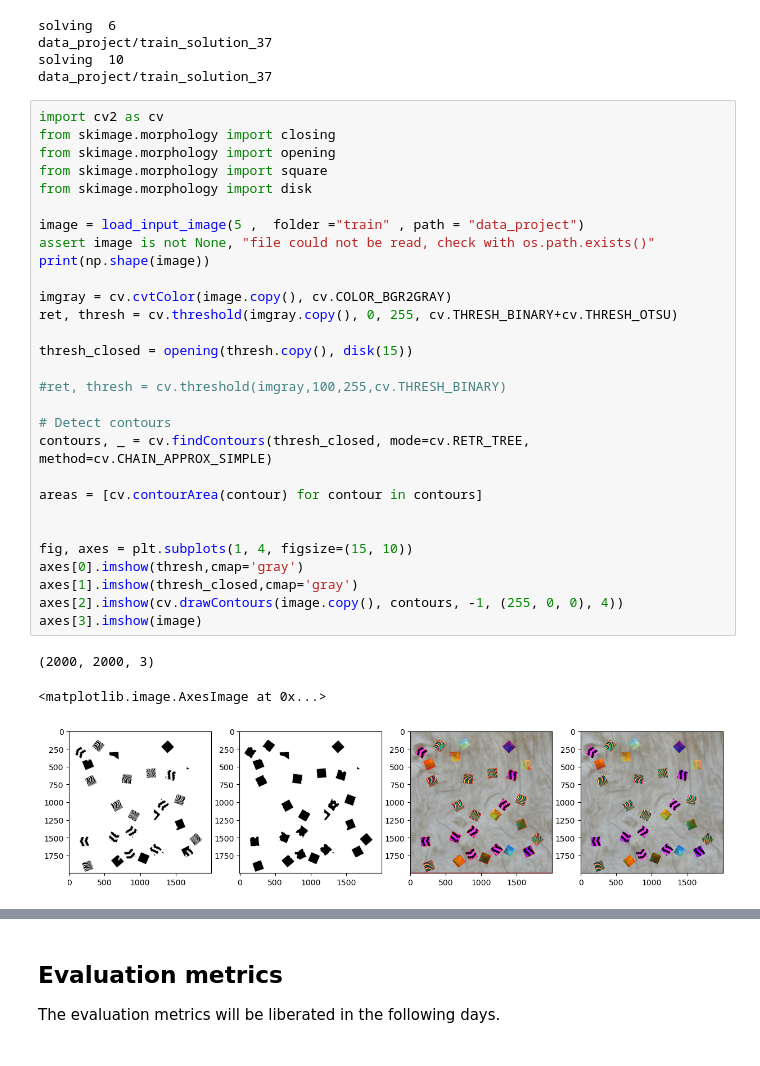
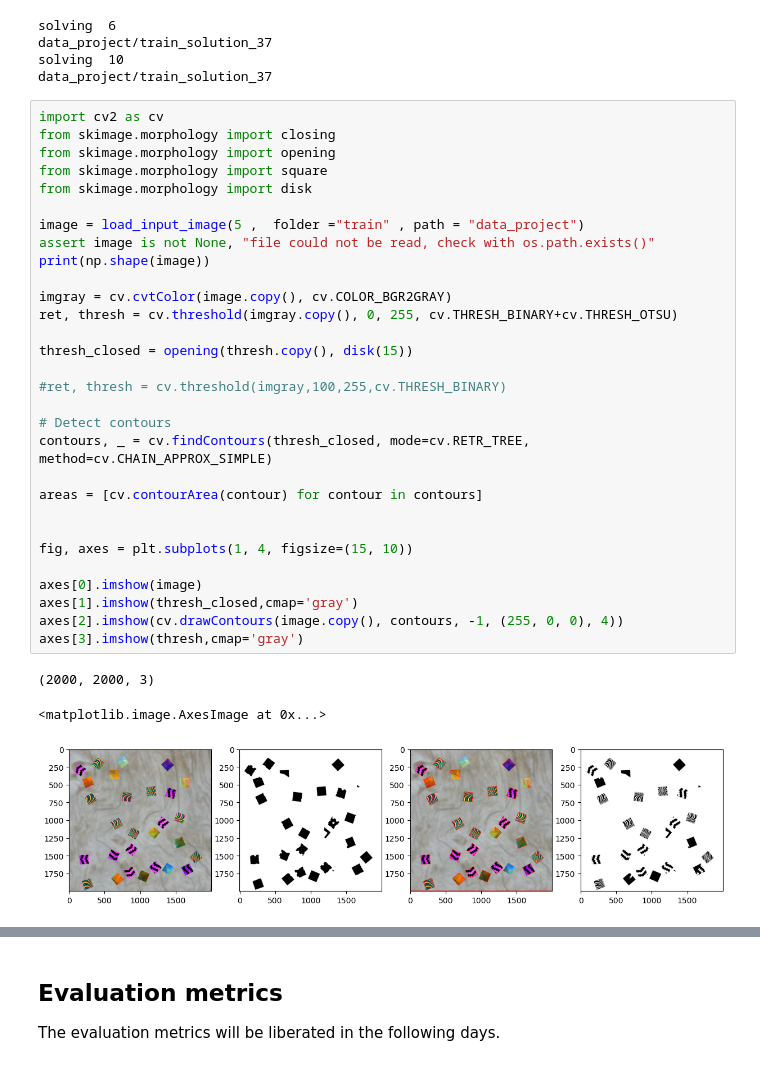
Before and after one commit to sirogosig/EE-451_code, a Jupyter notebook: project/project.ipynb, the cells around one changed output, grey strips where cells are left out. Cells and saved outputs as stored; diff of their text form.

```diff
--- a/project/project.ipynb
+++ b/project/project.ipynb
@@ -253,33 +253,34 @@ data_project/train_solution_37
 # %%
 import cv2 as cv
 from skimage.morphology import closing
 from skimage.morphology import opening
 from skimage.morphology import square
 from skimage.morphology import disk
 
 image = load_input_image(5 ,  folder ="train" , path = "data_project")
 assert image is not None, "file could not be read, check with os.path.exists()"
 print(np.shape(image))
 
 imgray = cv.cvtColor(image.copy(), cv.COLOR_BGR2GRAY)
 ret, thresh = cv.threshold(imgray.copy(), 0, 255, cv.THRESH_BINARY+cv.THRESH_OTSU)
 
 thresh_closed = opening(thresh.copy(), disk(15))
 
 #ret, thresh = cv.threshold(imgray,100,255,cv.THRESH_BINARY)
 
 # Detect contours
 contours, _ = cv.findContours(thresh_closed, mode=cv.RETR_TREE, method=cv.CHAIN_APPROX_SIMPLE)
 
 areas = [cv.contourArea(contour) for contour in contours]
 
 
 fig, axes = plt.subplots(1, 4, figsize=(15, 10))
-axes[0].imshow(thresh,cmap='gray')
+
+axes[0].imshow(image)
 axes[1].imshow(thresh_closed,cmap='gray')
 axes[2].imshow(cv.drawContours(image.copy(), contours, -1, (255, 0, 0), 4))
-axes[3].imshow(image)
+axes[3].imshow(thresh,cmap='gray')
 # %% [output]
 (2000, 2000, 3)
 <matplotlib.image.AxesImage at 0x...>
-[figure, old version]
+[figure, new version]
```
Also changed, not shown: parts of 6 cells of this notebook.
